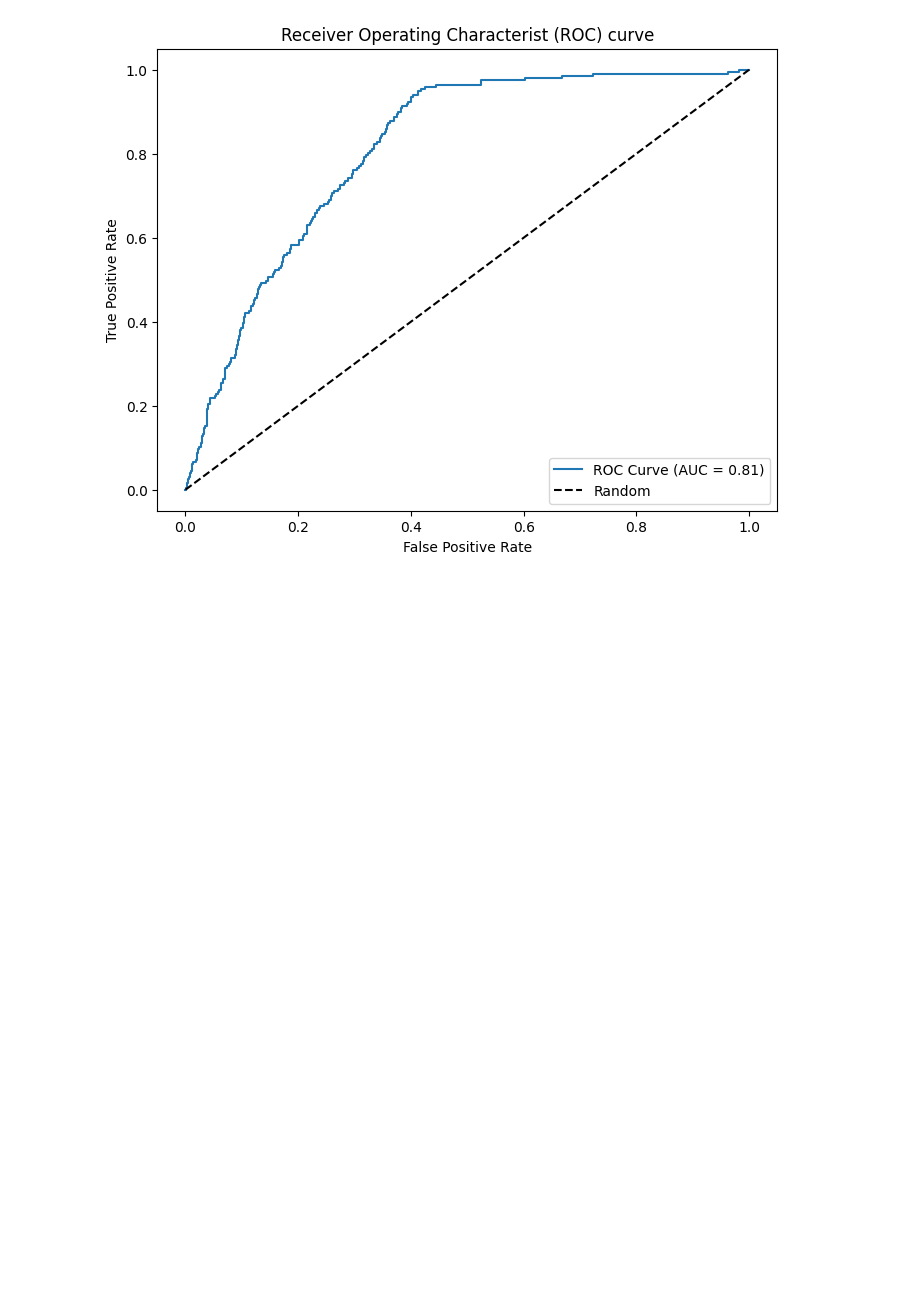
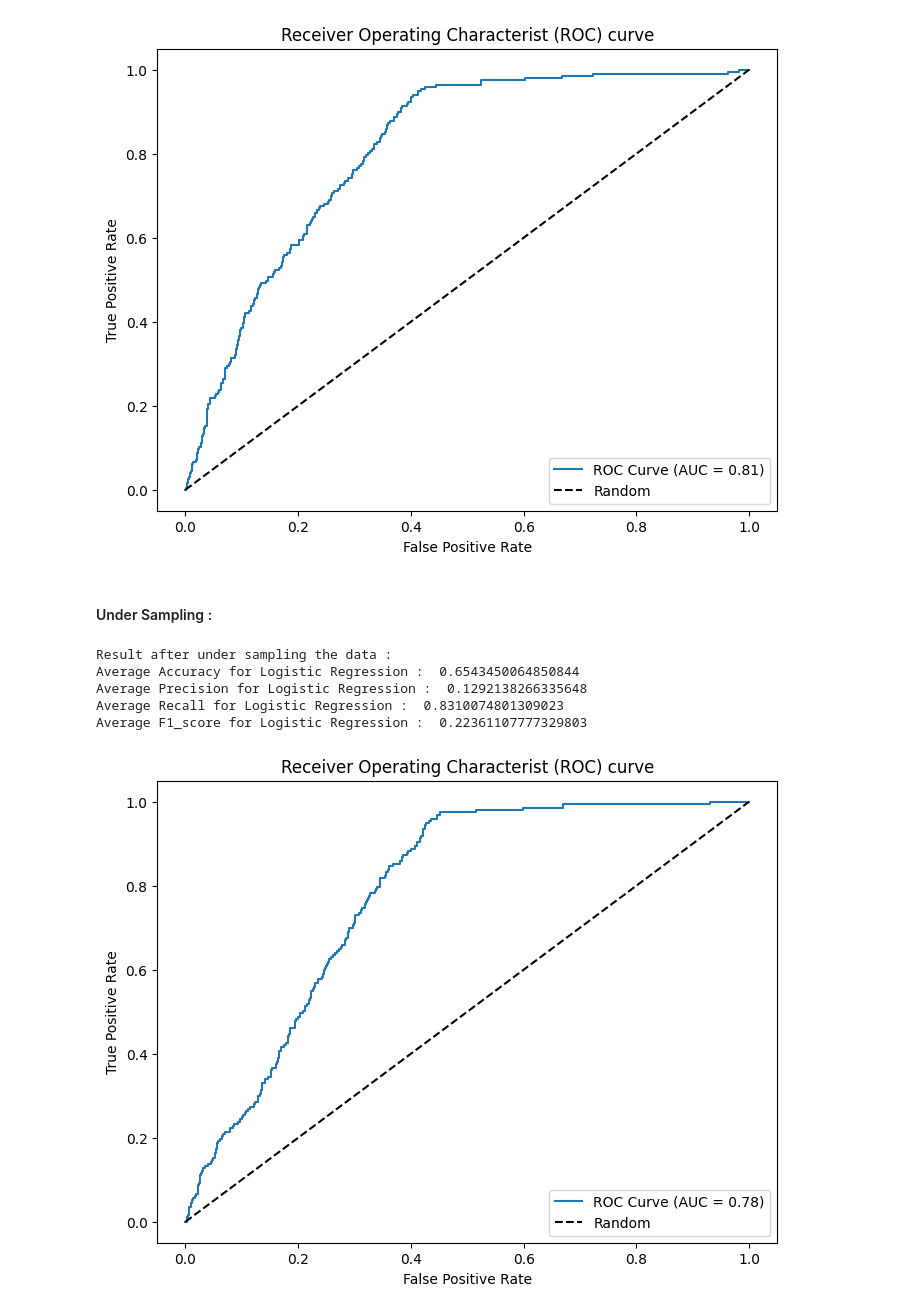
Before and after one commit to Alirezarahhmati/KaggleClaimFraudClassification, a Jupyter notebook: FraudDetector.ipynb, the cells around one changed output. Cells and saved outputs as stored; diff of their text form; code cells hidden in the pictures; blank space fills up the shorter version.

```diff
--- a/FraudDetector.ipynb
+++ b/FraudDetector.ipynb
@@ -395,3 +399,5 @@ model.fit(X_train_resample, y_train_resample)
 plot_roc_curve(model, X_test, y_test)
 # %% [output]
 [figure]
+# %% [markdown]
+#### Under Sampling :
@@ -397,0 +447,32 @@ plot_roc_curve(model, X_test, y_test)
+# %%
+accuracy_av = np.average(accuracies)
+precision_av = np.average(precisions)
+recall_av = np.average(recalls)
+F1_av = np.average(f1_scores)
+
+print('Result after under sampling the data :')
+print('Average Accuracy for Logistic Regression : ', accuracy_av)
+print('Average Precision for Logistic Regression : ', precision_av)
+print('Average Recall for Logistic Regression : ', recall_av)
+print('Average F1_score for Logistic Regression : ', F1_av)
+# %% [output]
+Result after under sampling the data :
+Average Accuracy for Logistic Regression :  0.6543450064850844
+Average Precision for Logistic Regression :  0.1292138266335648
+Average Recall for Logistic Regression :  0.8310074801309023
+Average F1_score for Logistic Regression :  0.22361107777329803
+# %%
+X_train, X_test, y_train, y_test = train_test_split(X, y, test_size=0.2, random_state=42)
+
+scaler = StandardScaler()
+X_train = scaler.fit_transform(X_train)
+X_test = scaler.transform(X_test)
+
+rus = RandomUnderSampler(random_state=42)
+X_train_resample, y_train_resample = rus.fit_resample(X_train, y_train)
+model = LogisticRegression(max_iter=1000)
+model.fit(X_train_resample, y_train_resample)
+
+plot_roc_curve(model, X_test, y_test)
+# %% [output]
+[figure, added]
```
Also changed, not shown: parts of 54 cells of this notebook.
